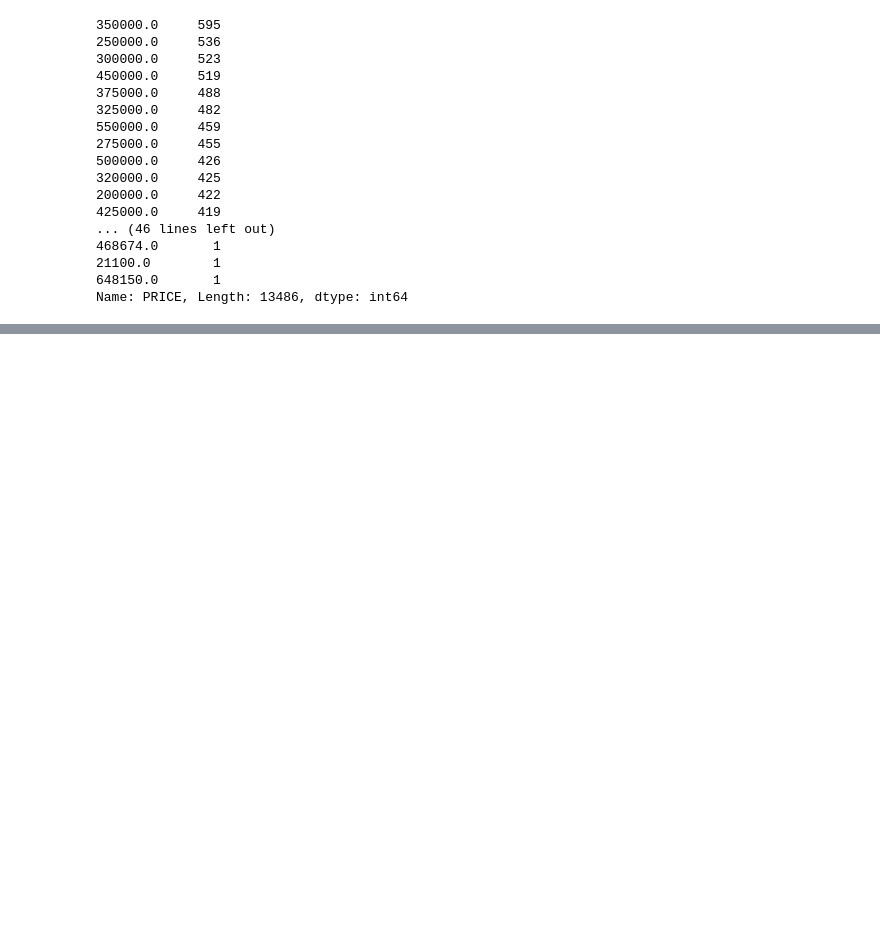
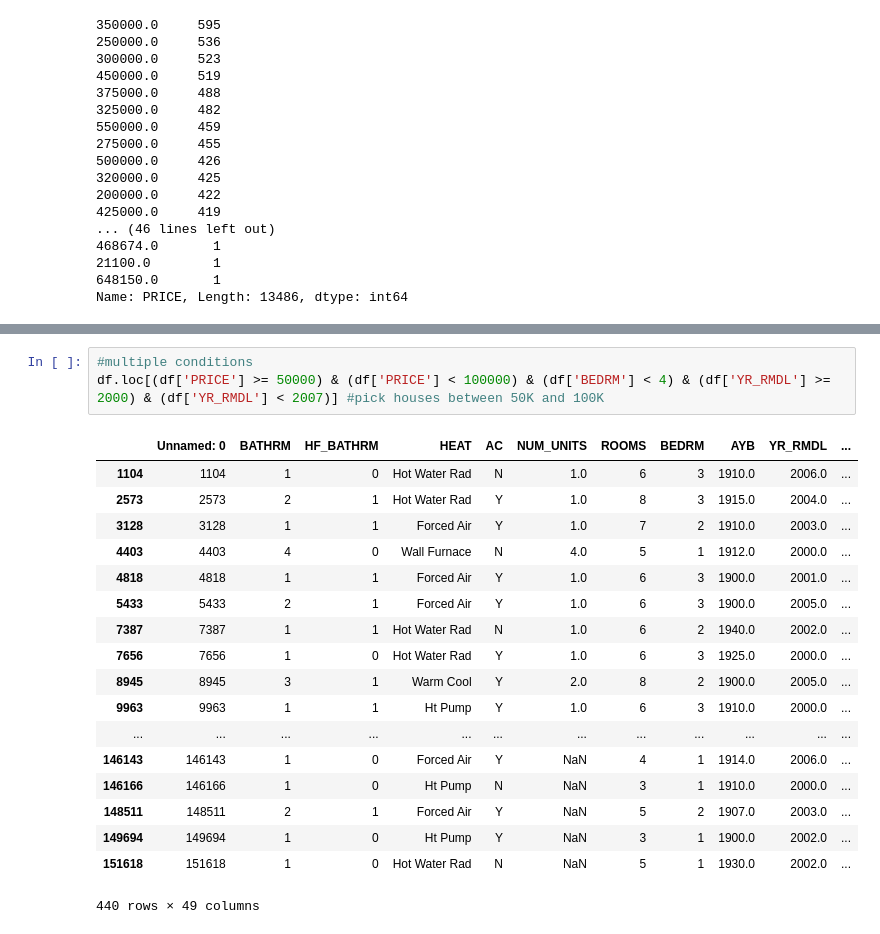
Before and after one commit to MehmetGithub/Dec2018DataBootcamp, a Jupyter notebook: Project1MD.ipynb, the cells around one changed output, grey strips where cells are left out. Saved outputs shown, nothing was run; the diff lists cells and outputs as text; blank space fills up the shorter version.

```diff
--- a/Project1MD.ipynb
+++ b/Project1MD.ipynb
@@ -148,0 +157,22 @@ df.groupby(['PRICE', 'BEDRM','BATHRM']).mean()
+# %%
+#multiple conditions
+df.loc[(df['PRICE'] >= 50000) & (df['PRICE'] < 100000) & (df['BEDRM'] < 4) & (df['YR_RMDL'] >= 2000) & (df['YR_RMDL'] < 2007)] #pick houses between 50K and 100K
+# %% [output]
+|  | Unnamed: 0 | BATHRM | HF_BATHRM | HEAT | AC | NUM_UNITS | ROOMS | BEDRM | AYB | YR_RMDL | ... |
+| 1104 | 1104 | 1 | 0 | Hot Water Rad | N | 1.0 | 6 | 3 | 1910.0 | 2006.0 | ... |
+| 2573 | 2573 | 2 | 1 | Hot Water Rad | Y | 1.0 | 8 | 3 | 1915.0 | 2004.0 | ... |
+| 3128 | 3128 | 1 | 1 | Forced Air | Y | 1.0 | 7 | 2 | 1910.0 | 2003.0 | ... |
+| 4403 | 4403 | 4 | 0 | Wall Furnace | N | 4.0 | 5 | 1 | 1912.0 | 2000.0 | ... |
+| 4818 | 4818 | 1 | 1 | Forced Air | Y | 1.0 | 6 | 3 | 1900.0 | 2001.0 | ... |
+| 5433 | 5433 | 2 | 1 | Forced Air | Y | 1.0 | 6 | 3 | 1900.0 | 2005.0 | ... |
+| 7387 | 7387 | 1 | 1 | Hot Water Rad | N | 1.0 | 6 | 2 | 1940.0 | 2002.0 | ... |
+| 7656 | 7656 | 1 | 0 | Hot Water Rad | Y | 1.0 | 6 | 3 | 1925.0 | 2000.0 | ... |
+| 8945 | 8945 | 3 | 1 | Warm Cool | Y | 2.0 | 8 | 2 | 1900.0 | 2005.0 | ... |
+| 9963 | 9963 | 1 | 1 | Ht Pump | Y | 1.0 | 6 | 3 | 1910.0 | 2000.0 | ... |
+| ... | ... | ... | ... | ... | ... | ... | ... | ... | ... | ... | ... |
+| 146143 | 146143 | 1 | 0 | Forced Air | Y | NaN | 4 | 1 | 1914.0 | 2006.0 | ... |
+| 146166 | 146166 | 1 | 0 | Ht Pump | N | NaN | 3 | 1 | 1910.0 | 2000.0 | ... |
+| 148511 | 148511 | 2 | 1 | Forced Air | Y | NaN | 5 | 2 | 1907.0 | 2003.0 | ... |
+| 149694 | 149694 | 1 | 0 | Ht Pump | Y | NaN | 3 | 1 | 1900.0 | 2002.0 | ... |
+| 151618 | 151618 | 1 | 0 | Hot Water Rad | N | NaN | 5 | 1 | 1930.0 | 2002.0 | ... |
+440 rows × 49 columns
```
Also changed, not shown: parts of 14 cells of this notebook.
